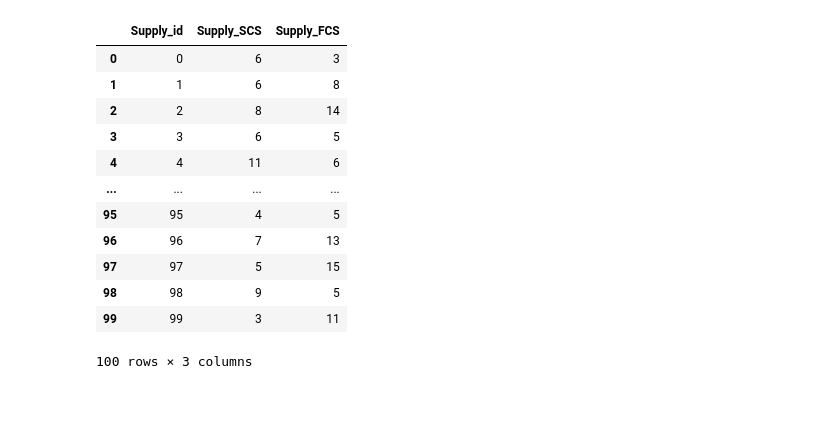
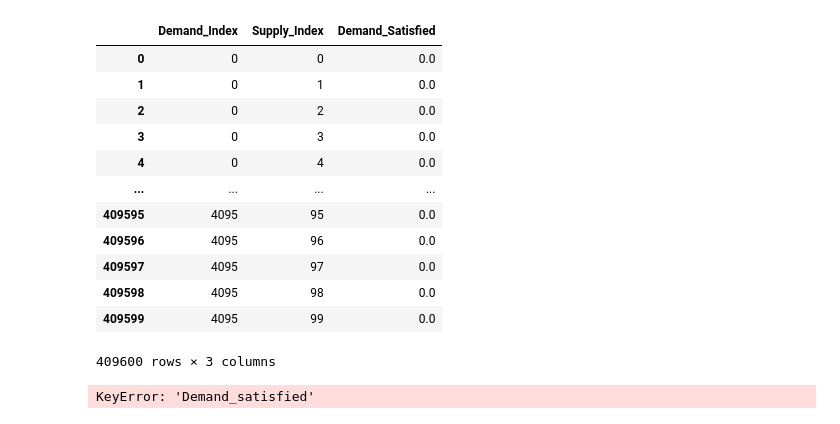
Before and after one commit to Sebbo19995/Shell_AI_Hackaton, a Jupyter notebook: Untitled.ipynb, the cells around one changed output. Cells and saved outputs as stored; diff of their text form; code cells hidden in the pictures.

```diff
--- a/Untitled.ipynb
+++ b/Untitled.ipynb
@@ -10,12 +15,26 @@ df_demand_2020 = pd.read_csv('./Output/demand_to_supply_2020.csv')
+# %%
+df_demand_2019
+# %% [output]
+|  | Demand_Index | Supply_Index | Demand_Satisfied |
+| 0 | 0 | 0 | 0.0 |
+| 1 | 0 | 1 | 0.0 |
+| 2 | 0 | 2 | 0.0 |
+| 3 | 0 | 3 | 0.0 |
+| 4 | 0 | 4 | 0.0 |
+| ... | ... | ... | ... |
+| 409595 | 4095 | 95 | 0.0 |
+| 409596 | 4095 | 96 | 0.0 |
+| 409597 | 4095 | 97 | 0.0 |
+| 409598 | 4095 | 98 | 0.0 |
+| 409599 | 4095 | 99 | 0.0 |
+409600 rows × 3 columns
 # %%
 df_supply_2019.drop('Unnamed: 0',axis=1, inplace=True)
 df_supply_2020.drop('Unnamed: 0',axis=1, inplace=True)
-df_demand_2019.drop('Unnamed: 0',axis=1, inplace=True)
-df_demand_2019['Supplyoint'] = pd.to_numeric(df_demand_2019['Supplyoint'],downcast='integer')
-df_demand_2020.drop('Unnamed: 0',axis=1, inplace=True)
-df_demand_2020['Supplyoint'] = pd.to_numeric(df_demand_2020['Supplyoint'],downcast='integer')
-df_solution_demand_2020 = pd.DataFrame({'year':2020,'data_type':'DS','demand_point_index':df_demand_2020['Demandpoint'],'supply_point_index':df_demand_2020['Supplyoint'],'value':df_demand_2020['Demand_satisfied']})
-df_solution_demand_2019 = pd.DataFrame({'year':2019,'data_type':'DS','demand_point_index':df_demand_2019['Demandpoint'],'supply_point_index':df_demand_2019['Supplyoint'],'value':df_demand_2019['Demand_satisfied']})
+df_demand_2019['Supply_Index'] = pd.to_numeric(df_demand_2019['Supply_Index'],downcast='integer')
+df_demand_2020['Supply_Index'] = pd.to_numeric(df_demand_2020['Supply_Index'],downcast='integer')
+df_solution_demand_2020 = pd.DataFrame({'year':2020,'data_type':'DS','demand_point_index':df_demand_2020['Demand_Index'],'supply_point_index':df_demand_2020['Supply_Index'],'value':df_demand_2020['Demand_Satisfied']})
+df_solution_demand_2019 = pd.DataFrame({'year':2019,'data_type':'DS','demand_point_index':df_demand_2019['Demand_Index'],'supply_point_index':df_demand_2019['Supply_Index'],'value':df_demand_2019['Demand_satisfied']})
 df_solution_supply_2019_FCS = pd.DataFrame({'year':2019,'data_type':'FCS','demand_point_index':'','supply_point_index':df_supply_2019['Supply_id'],'value':df_supply_2019['Supply_FCS']})
 df_solution_supply_2019_SCS = pd.DataFrame({'year':2019,'data_type':'SCS','demand_point_index':'','supply_point_index':df_supply_2019['Supply_id'],'value':df_supply_2019['Supply_SCS']})
 df_solution_supply_2020_FCS = pd.DataFrame({'year':2020,'data_type':'FCS','demand_point_index':'','supply_point_index':df_supply_2020['Supply_id'],'value':df_supply_2020['Supply_FCS']})
@@ -23,17 +42,5 @@ df_solution_supply_2020_SCS = pd.DataFrame({'year':2020,'data_type':'SCS','deman
 df_solution = pd.concat([df_solution_supply_2019_SCS,df_solution_supply_2019_FCS,df_solution_supply_2020_SCS,df_solution_supply_2020_FCS,df_solution_demand_2019,df_solution_demand_2020],axis=0)
 df_solution
 # %% [output]
-|  | Supply_id | Supply_SCS | Supply_FCS |
-| 0 | 0 | 6 | 3 |
-| 1 | 1 | 6 | 8 |
-| 2 | 2 | 8 | 14 |
-| 3 | 3 | 6 | 5 |
-| 4 | 4 | 11 | 6 |
-| ... | ... | ... | ... |
-| 95 | 95 | 4 | 5 |
-| 96 | 96 | 7 | 13 |
-| 97 | 97 | 5 | 15 |
-| 98 | 98 | 9 | 5 |
-| 99 | 99 | 3 | 11 |
-100 rows × 3 columns
+KeyError: 'Demand_satisfied'
 # %%
```
Also changed, not shown: parts of 15 cells of this notebook, 1 other file.
